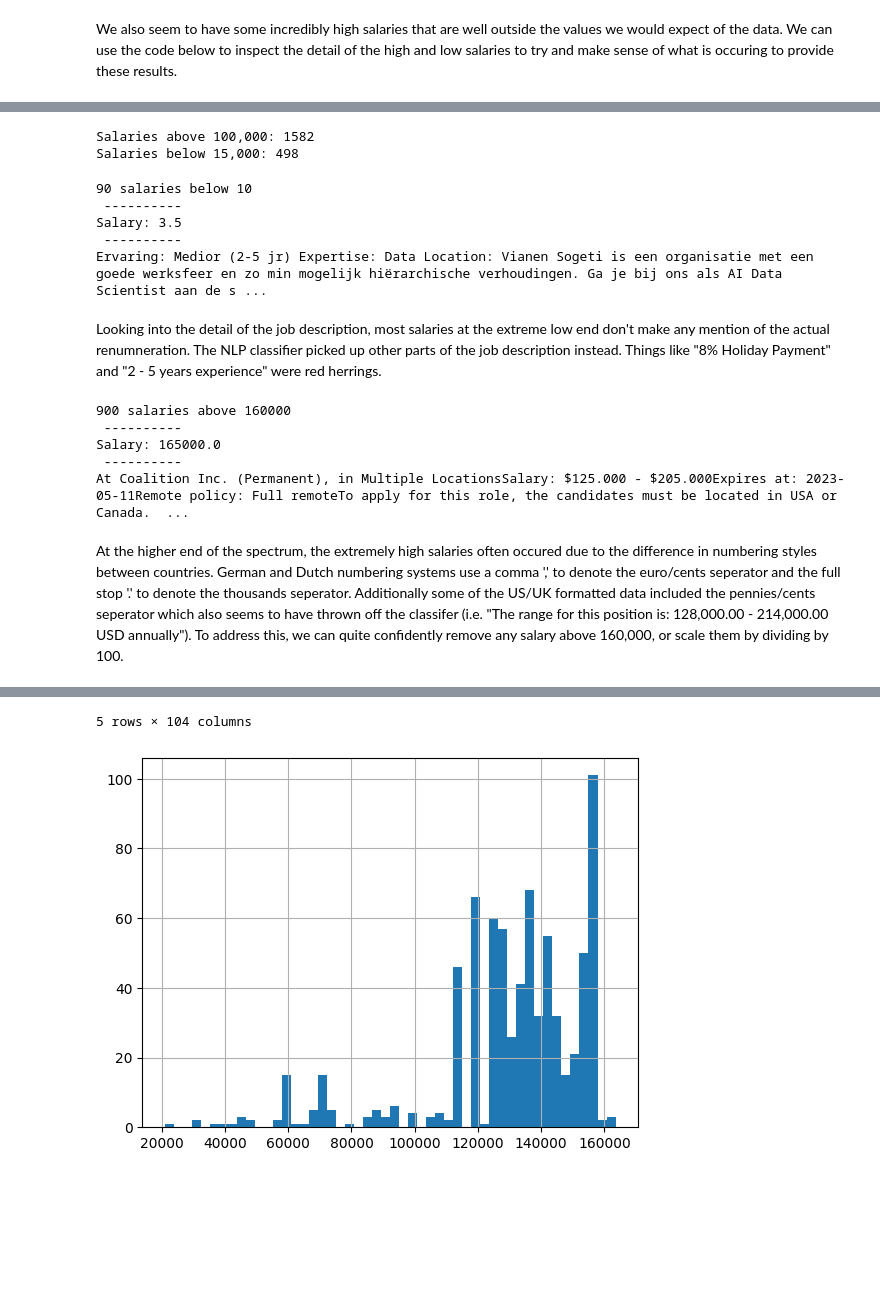
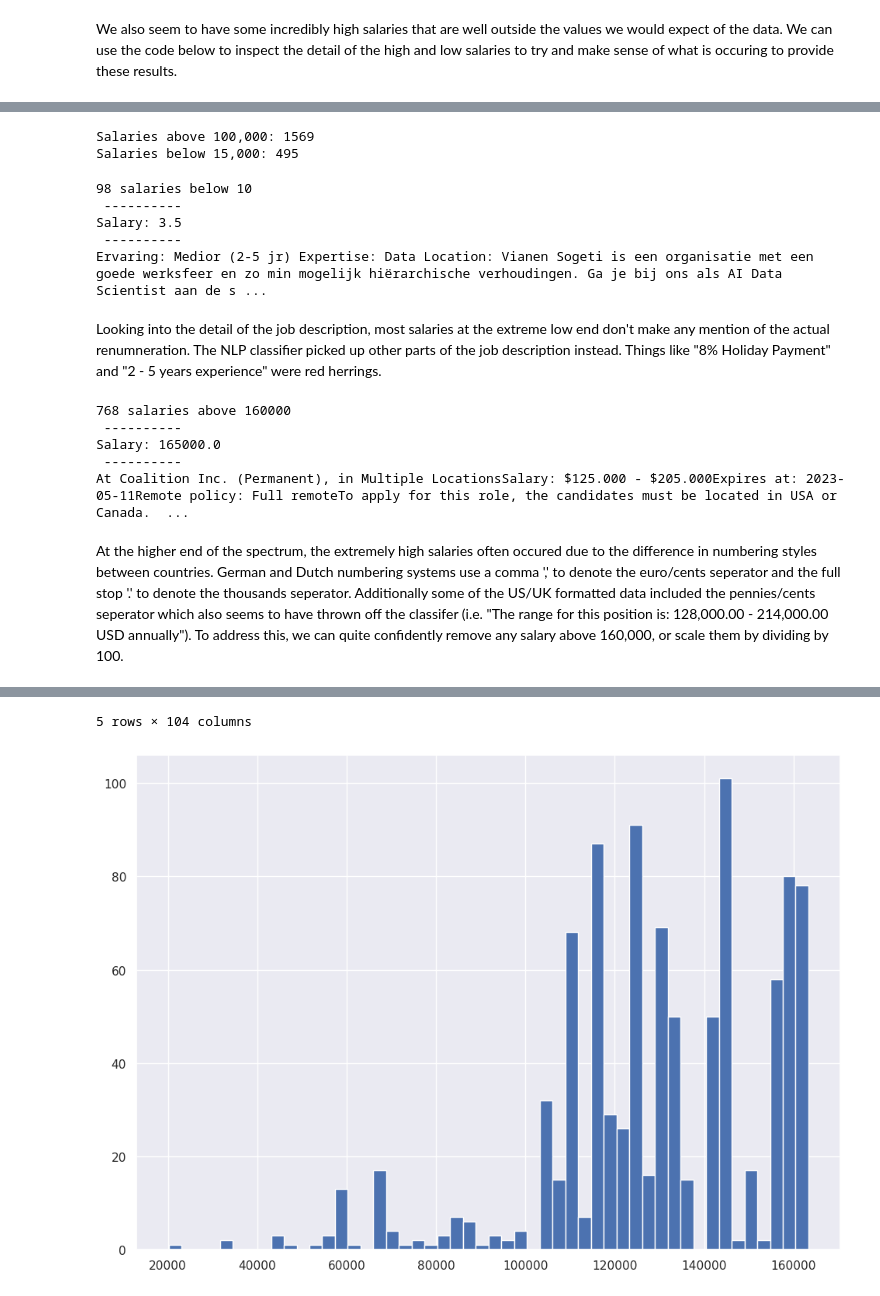
Before and after one commit to trav-d13/Data-Science-Job-Market-Analysis, a Jupyter notebook: eda.ipynb, the cells around one changed output, grey strips where cells are left out. Saved outputs shown, nothing was run; the diff lists cells and outputs as text; code cells hidden in the pictures; blank space fills up the shorter version.

```diff
--- a/eda.ipynb
+++ b/eda.ipynb
@@ -114,5 +141,6 @@ plt.show()
 Visualize the quantity of job listing per country.
 Seperate the listings that provide salary information from those not providing salary information.
 # %%
-df['salary_extracted'] = df.salary != 'Not available'  # Boolean column indicating a salary was extracted from the listing
+df_geo = df[df.country != 'Not available'].copy()
+df_geo['salary_extracted'] = df_geo.euro_value != 'Not available'  # Boolean column indicating a salary was extracted from the listing
 # %%
@@ -169,9 +198,9 @@ The salary information was collected through NLP, so all of the salary data must
 # %%
-print(f"{df.salary.count()} records available prior to removing NA")
-df = df[df.salary != 'Not available']
-df.salary = df.salary.astype(float)
-print(f"No. of salaries: {df.salary.count()}")
-print(f"max salary: {df.salary.max()}")
-print(f"min salary: {df.salary.min()}")
-print(f"mean salary: {df.salary.mean()}")
+print(f"{df.euro_value.count()} records available prior to removing NA")
+df = df[df.euro_value != 'Not available']
+df.euro_value = df.euro_value.astype(float)
+print(f"No. of salaries: {df.euro_value.count()}")
+print(f"max salary: {df.euro_value.max()}")
+print(f"min salary: {df.euro_value.min()}")
+print(f"mean salary: {df.euro_value.mean()}")
 # %% [output]
@@ -191,19 +222,19 @@ We also seem to have some incredibly high salaries that are well outside the val
 # %%
-print(f"Salaries above 100,000: {df.salary[df.salary>100000].count()}")
-print(f"Salaries below 15,000: {df.salary[df.salary<=15000].count()}")
+print(f"Salaries above 100,000: {df.euro_value[df.euro_value>100000].count()}")
+print(f"Salaries below 15,000: {df.euro_value[df.euro_value<=15000].count()}")
 # %% [output]
-Salaries above 100,000: 1582
-Salaries below 15,000: 498
+Salaries above 100,000: 1569
+Salaries below 15,000: 495
 # %%
 index = 0
 value = 10
-df_temp = df[df.salary < value]
+df_temp = df[df.euro_value < value]
 
-print(f"{df_temp.salary.count()} salaries below {value}\n ---------- ")
-print(f"Salary: {df_temp.salary.iloc[index]} \n ---------- ")
+print(f"{df_temp.euro_value.count()} salaries below {value}\n ---------- ")
+print(f"Salary: {df_temp.euro_value.iloc[index]} \n ---------- ")
 print(df_temp.description.iloc[index])
 # %% [output]
-90 salaries below 10
+98 salaries below 10
  ----------
 Salary: 3.5
  ----------
@@ -213,13 +244,13 @@ Looking into the detail of the job description, most salaries at the extreme low
 # %%
 index = 4
 value = 160000
-df_temp = df[df.salary > value]
+df_temp = df[df.euro_value > value]
 
-print(f"{df_temp.salary.count()} salaries above {value}\n ---------- ")
-print(f"Salary: {df_temp.salary.iloc[index]} \n ---------- ")
+print(f"{df_temp.euro_value.count()} salaries above {value}\n ---------- ")
+print(f"Salary: {df_temp.euro_value.iloc[index]} \n ---------- ")
 print(df_temp.description.iloc[index])
 # %% [output]
-900 salaries above 160000
+768 salaries above 160000
  ----------
 Salary: 165000.0
  ----------
@@ -227,11 +258,8 @@ At Coalition Inc. (Permanent), in Multiple LocationsSalary: $125.000 - $205.000E
 # %% [markdown]
 At the higher end of the spectrum, the extremely high salaries often occured due to the difference in numbering styles between countries.  German and Dutch numbering systems use a comma ',' to denote the euro/cents seperator and the full stop '.' to denote the thousands seperator.  Additionally some of the US/UK formatted data included the pennies/cents seperator which also seems to have thrown off the classifer (i.e. "The range for this position is: 128,000.00 - 214,000.00 USD annually").  To address this, we can quite confidently remove any salary above 160,000, or scale them by dividing by 100.
 # %%
-df_clean = df[df.salary > 15000]
-df_clean = df_clean[df_clean.salary < 165000]
-df_clean.salary.hist(bins=50)
+df_clean = df[df.euro_value > 15000]
+df_clean = df_clean[df_clean.euro_value < 165000]
+df_clean.euro_value.hist(bins=50)
 df_clean.head()
-# plt.title("Salary distribution")
-# plt.xlabel("Amount (EUR)")
-# plt.ylabel("Count")
 # %% [output]
@@ -244,2 +272,2 @@ df_clean.head()
 5 rows × 104 columns
-[figure, old version]
+[figure, new version]
```
Also changed, not shown: parts of 24 cells of this notebook, 4 other files.
